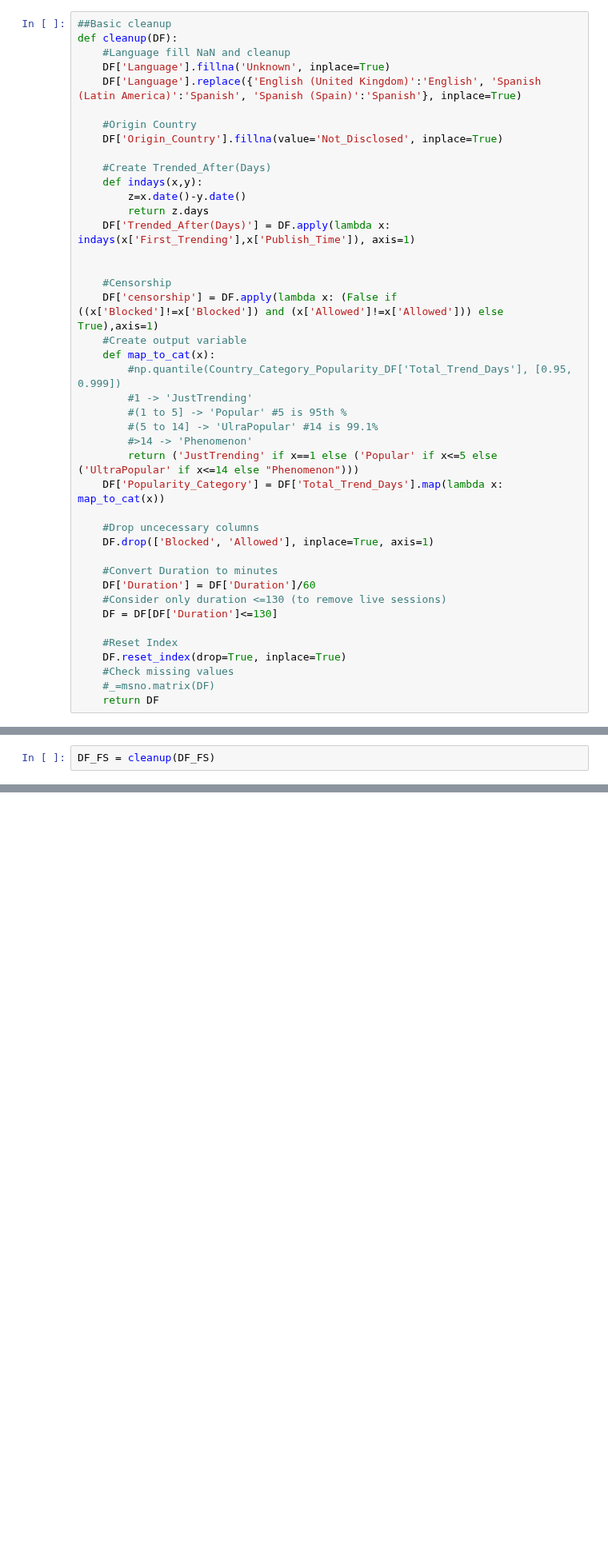
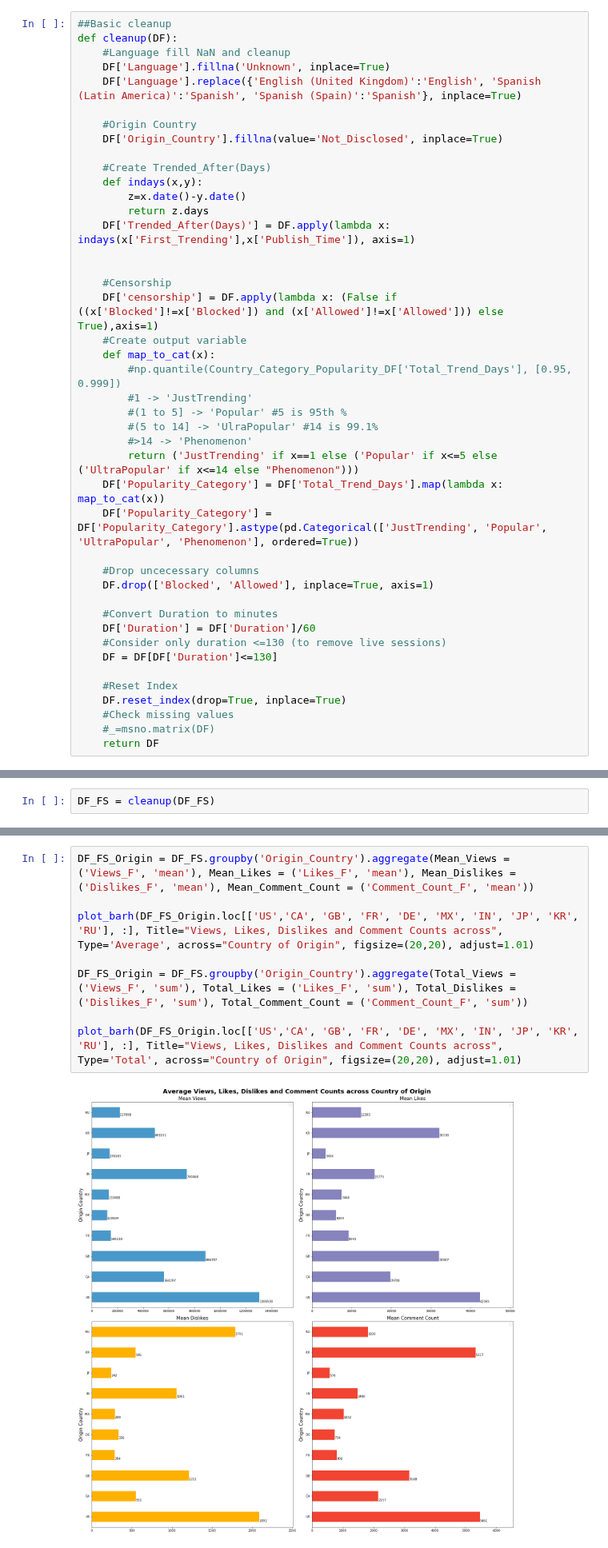
Before and after one commit to bnarath/YouTube_Trending, a Jupyter notebook: youtube-trending/Code/Numeric_Variables_InProgress.ipynb, the cells around one changed output, grey strips where cells are left out. Shown at 80% size. Drawn from its saved outputs; the diff is of its cells as text; blank space fills up the shorter version.

```diff
--- a/youtube-trending/Code/Numeric_Variables_InProgress.ipynb
+++ b/youtube-trending/Code/Numeric_Variables_InProgress.ipynb
@@ -50,6 +50,7 @@ def cleanup(DF):
         #>14 -> 'Phenomenon'
         return ('JustTrending' if x==1 else ('Popular' if x<=5 else ('UltraPopular' if x<=14 else "Phenomenon")))
     DF['Popularity_Category'] = DF['Total_Trend_Days'].map(lambda x: map_to_cat(x))
+    DF['Popularity_Category'] = DF['Popularity_Category'].astype(pd.Categorical(['JustTrending', 'Popular', 'UltraPopular', 'Phenomenon'], ordered=True))
 
     #Drop uncecessary columns
     DF.drop(['Blocked', 'Allowed'], inplace=True, axis=1)
@@ -214,0 +199,10 @@ DF_FS.groupby('Origin_Country').aggregate(Mean_Views = ('Views_F', 'mean'), Mean
+# %%
+DF_FS_Origin = DF_FS.groupby('Origin_Country').aggregate(Mean_Views = ('Views_F', 'mean'), Mean_Likes = ('Likes_F', 'mean'), Mean_Dislikes = ('Dislikes_F', 'mean'), Mean_Comment_Count = ('Comment_Count_F', 'mean'))
+
+plot_barh(DF_FS_Origin.loc[['US','CA', 'GB', 'FR', 'DE', 'MX', 'IN', 'JP', 'KR', 'RU'], :], Title="Views, Likes, Dislikes and Comment Counts across", Type='Average', across="Country of Origin", figsize=(20,20), adjust=1.01)
+
+DF_FS_Origin = DF_FS.groupby('Origin_Country').aggregate(Total_Views = ('Views_F', 'sum'), Total_Likes = ('Likes_F', 'sum'), Total_Dislikes = ('Dislikes_F', 'sum'), Total_Comment_Count = ('Comment_Count_F', 'sum'))
+
+plot_barh(DF_FS_Origin.loc[['US','CA', 'GB', 'FR', 'DE', 'MX', 'IN', 'JP', 'KR', 'RU'], :], Title="Views, Likes, Dislikes and Comment Counts across", Type='Total', across="Country of Origin", figsize=(20,20), adjust=1.01)
+# %% [output]
+[figure, added]
```
Also changed, not shown: parts of 5 cells of this notebook, 21 other files.
